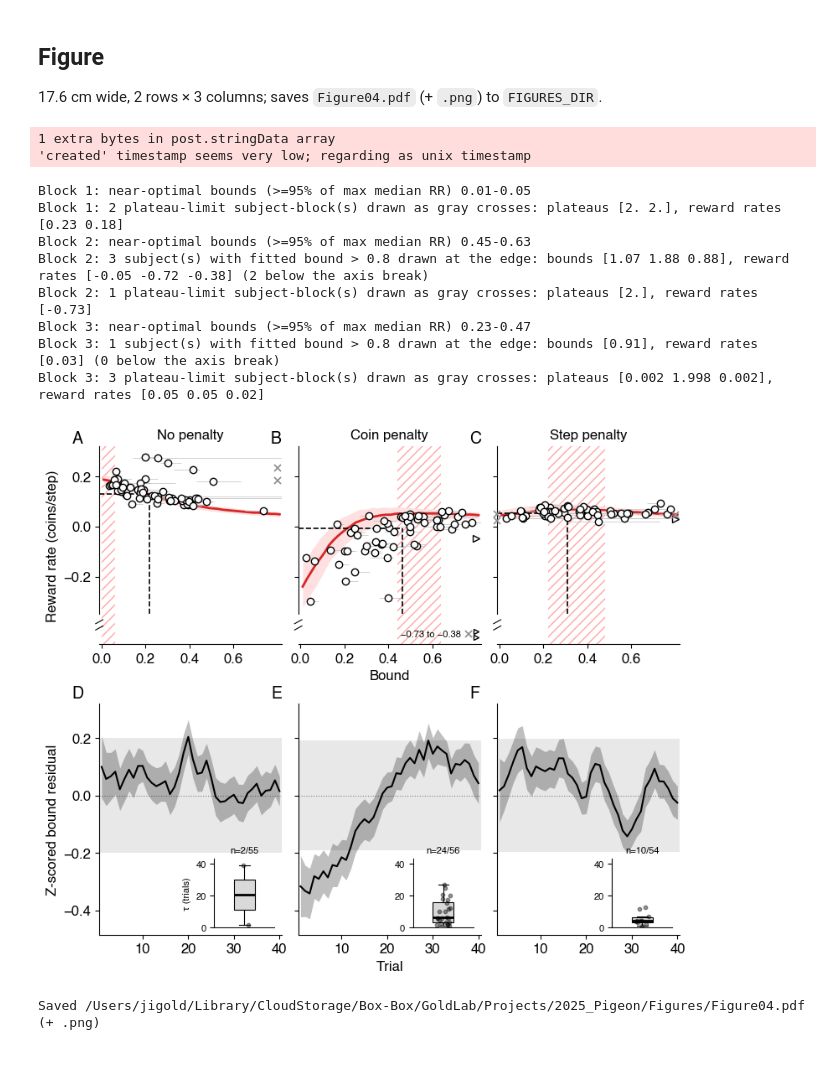
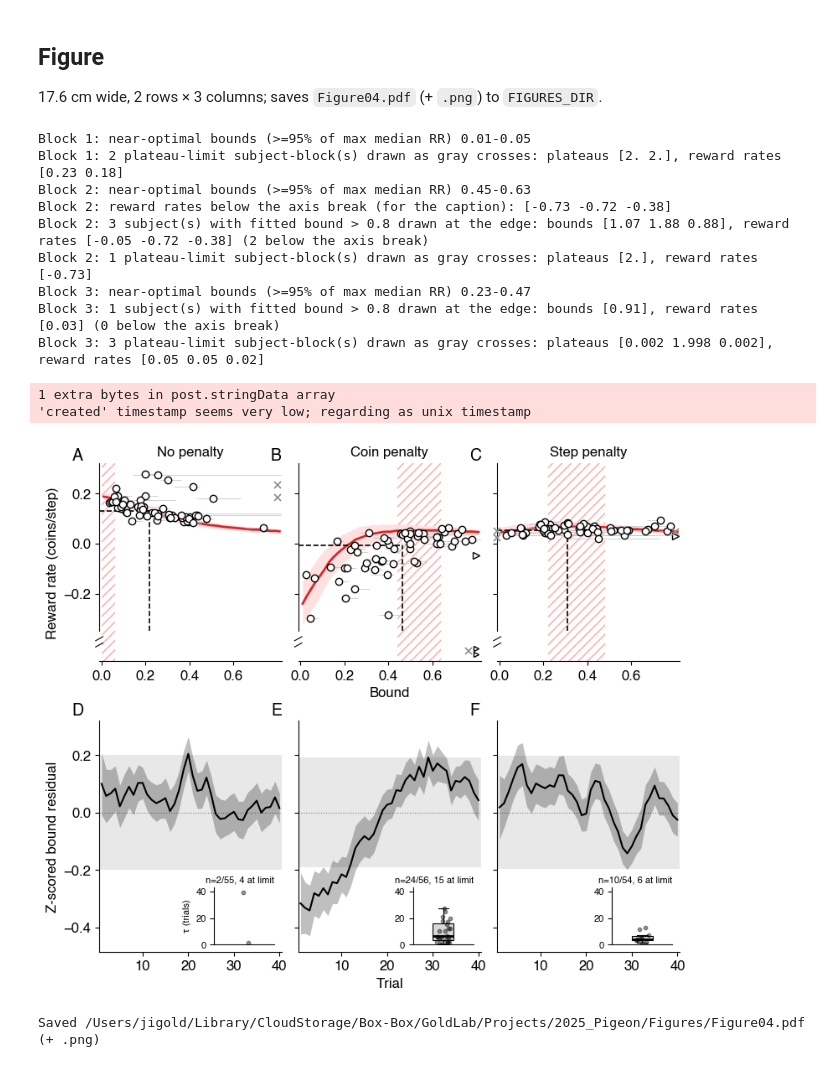
Before and after one commit to TheGoldLab/ms_2026_kalburge_etal_elife, a Jupyter notebook: notebooks/Figure04_RRvsBound.ipynb, the cells around one changed output. Cells and saved outputs as stored; diff of their text form; code cells hidden in the pictures.

Commit message:
Fig 4: tau insets show fits at the limit and points only below 5 fits; off-scale reward rates printed for the caption instead of drawn
Co-Authored-By: Claude Opus 5.5 <noreply@anthropic.com>

```diff
--- a/notebooks/Figure04_RRvsBound.ipynb
+++ b/notebooks/Figure04_RRvsBound.ipynb
@@ -306,9 +307,7 @@ for bi, block in enumerate(BLOCKS):
         ax.plot(np.full(below.sum(), X_SHOW_MAX), ys_below, 'k>', markerfacecolor=wt_c, markersize=5,
                 zorder=4, clip_on=False)
         _rr_below = rr_b[below | (lim_bi & (rr_b < Y_FLOOR))]
-        _txt = (f'{np.min(_rr_below):.2f} to {np.max(_rr_below):.2f}' if len(_rr_below) > 1
-                else f'{_rr_below[0]:.2f}')
-        ax.text(X_SHOW_MAX - 0.07, BELOW_Y, _txt.replace('-', '\u2212'), ha='right', va='center', fontsize=FS_INSET)
+        print(f'Block {block}: reward rates below the axis break (for the caption): {np.sort(np.round(_rr_below, 2))}')
     if off_scale.any():
         print(f'Block {block}: {off_scale.sum()} subject(s) with fitted bound > {X_SHOW_MAX} drawn at the edge: '
               f'bounds {np.round(mean_b[off_scale], 2)}, reward rates {np.round(rr_b[off_scale], 2)}'
@@ -393,58 +392,61 @@ for bi, block in enumerate(BLOCKS):
         ax.spines[sp].set_visible(False)
 
     # ── τ inset (lower-right corner of the learning-curve panel) ──────────────
-    ax_ins = ax.inset_axes([0.63, 0.03, 0.33, 0.30])
+    ax_ins = ax.inset_axes([0.63, 0.03, 0.33, 0.25])
 
     is_cens = censored[:, bi]
     vt      = taus[:, bi][np.isfinite(taus[:, bi]) & ~is_cens]
     n_total = int(np.sum(np.any(np.isfinite(curves[:, :, bi]), axis=1)))
 
-    if len(vt):
+    if len(vt) >= 5:
         ax_ins.boxplot(vt, positions=[1], widths=0.35,
                        patch_artist=True,
                        medianprops=dict(color='k', linewidth=2),
                        boxprops=dict(facecolor=(0.85, 0.85, 0.85), linewidth=0.8),
                        whiskerprops=dict(linewidth=0.8),
                        capprops=dict(linewidth=0.8),
                        flierprops=dict(marker='none'))
+    if len(vt):
         jit = _rng_jit.uniform(-0.12, 0.12, len(vt))
         ax_ins.scatter(np.ones(len(vt)) + jit, vt, s=10, color='k', alpha=0.4, zorder=4)
     else:
         ax_ins.text(1, MAX_TRIAL / 2, 'no fits', ha='center', va='center', fontsize=FS_INSET)
 
     # n label above the inset: fit subjects (successful, non-censored) over the
-    # total number of subjects with usable data in this block.
-    ax_ins.text(0.5, 1.05, f'n={len(vt)}/{n_total}', transform=ax_ins.transAxes,
-                ha='center', va='bottom', fontsize=FS_INSET)
+    # total number of subjects with usable data in this block, and the fits at the tau limit.
+    n_cens = int(is_cens.sum())
+    ax_ins.text(1.0, 1.05, f'n={len(vt)}/{n_total}' + (f', {n_cens} at limit' if n_cens else ''),
+                transform=ax_ins.transAxes, ha='right', va='bottom', fontsize=FS_INSET)
 
     ax_ins.set_xlim(0.5, 1.5)
     ax_ins.set_ylim(0, MAX_TRIAL * 1.08)
     ax_ins.set_xticks([])
     if bi == 0:
         ax_ins.set_ylabel('τ (trials)', fontsize=FS_INSET)
     ax_ins.tick_params(labelsize=FS_INSET)
     for sp in ['top', 'right']:
         ax_ins.spines[sp].set_visible(False)
 
 for bi in range(3):
     add_panel_label(axs_top[bi], chr(65 + bi))
     add_panel_label(axs_bot[bi], chr(68 + bi))
 
 out_comb = FIGURES_DIR / 'Figure04.pdf'
 fig_comb.savefig(out_comb, dpi=300, bbox_inches='tight')
 fig_comb.savefig(out_comb.with_suffix('.png'), dpi=300, bbox_inches='tight')
 plt.show()
 print(f'Saved {out_comb} (+ .png)')
 # %% [output]
-1 extra bytes in post.stringData array
-'created' timestamp seems very low; regarding as unix timestamp
+Block 1: near-optimal bounds (>=95% of max median RR) 0.01-0.05
+Block 1: 2 plateau-limit subject-block(s) drawn as gray crosses: plateaus [2. 2.], reward rates [0.23 0.18]
+Block 2: near-optimal bounds (>=95% of max median RR) 0.45-0.63
+Block 2: reward rates below the axis break (for the caption): [-0.73 -0.72 -0.38]
+Block 2: 3 subject(s) with fitted bound > 0.8 drawn at the edge: bounds [1.07 1.88 0.88], reward rates [-0.05 -0.72 -0.38] (2 below the axis break)
+Block 2: 1 plateau-limit subject-block(s) drawn as gray crosses: plateaus [2.], reward rates [-0.73]
+Block 3: near-optimal bounds (>=95% of max median RR) 0.23-0.47
+Block 3: 1 subject(s) with fitted bound > 0.8 drawn at the edge: bounds [0.91], reward rates [0.03] (0 below the axis break)
+Block 3: 3 plateau-limit subject-block(s) drawn as gray crosses: plateaus [0.002 1.998 0.002], reward rates [0.05 0.05 0.02]
-Block 1: near-optimal bounds (>=95% of max median RR) 0.01-0.05
-Block 1: 2 plateau-limit subject-block(s) drawn as gray crosses: plateaus [2. 2.], reward rates [0.23 0.18]
-Block 2: near-optimal bounds (>=95% of max median RR) 0.45-0.63
-Block 2: 3 subject(s) with fitted bound > 0.8 drawn at the edge: bounds [1.07 1.88 0.88], reward rates [-0.05 -0.72 -0.38] (2 below the axis break)
-Block 2: 1 plateau-limit subject-block(s) drawn as gray crosses: plateaus [2.], reward rates [-0.73]
-Block 3: near-optimal bounds (>=95% of max median RR) 0.23-0.47
-Block 3: 1 subject(s) with fitted bound > 0.8 drawn at the edge: bounds [0.91], reward rates [0.03] (0 below the axis break)
-Block 3: 3 plateau-limit subject-block(s) drawn as gray crosses: plateaus [0.002 1.998 0.002], reward rates [0.05 0.05 0.02]
+1 extra bytes in post.stringData array
+'created' timestamp seems very low; regarding as unix timestamp
-[figure, old version]
+[figure, new version]
 Saved /Users/jigold/Library/CloudStorage/Box-Box/GoldLab/Projects/2025_Pigeon/Figures/Figure04.pdf (+ .png)
```
Also changed, not shown: parts of 1 cell of this notebook.
